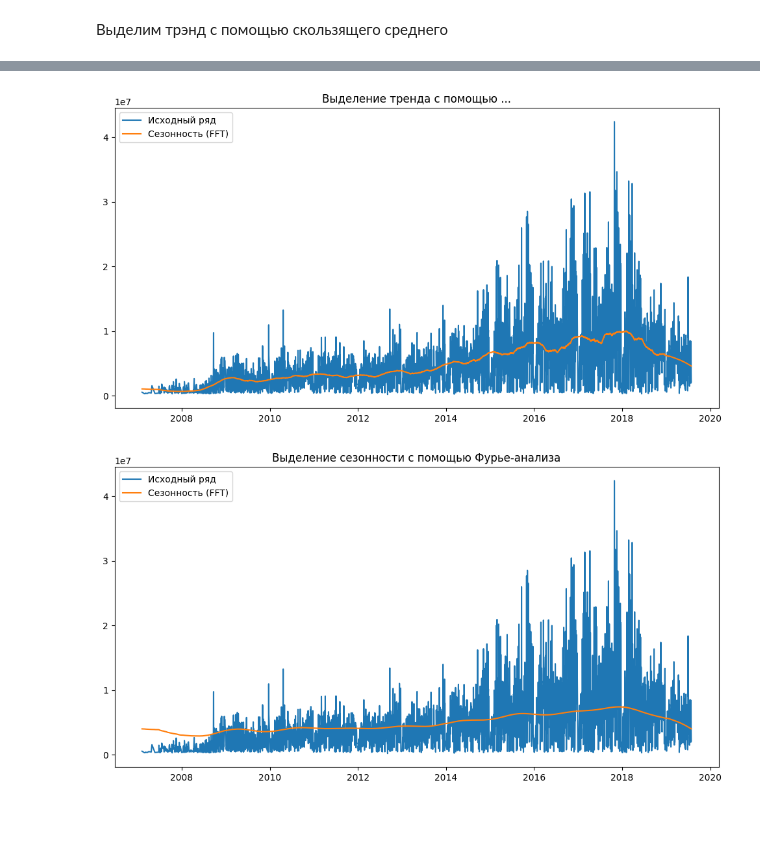
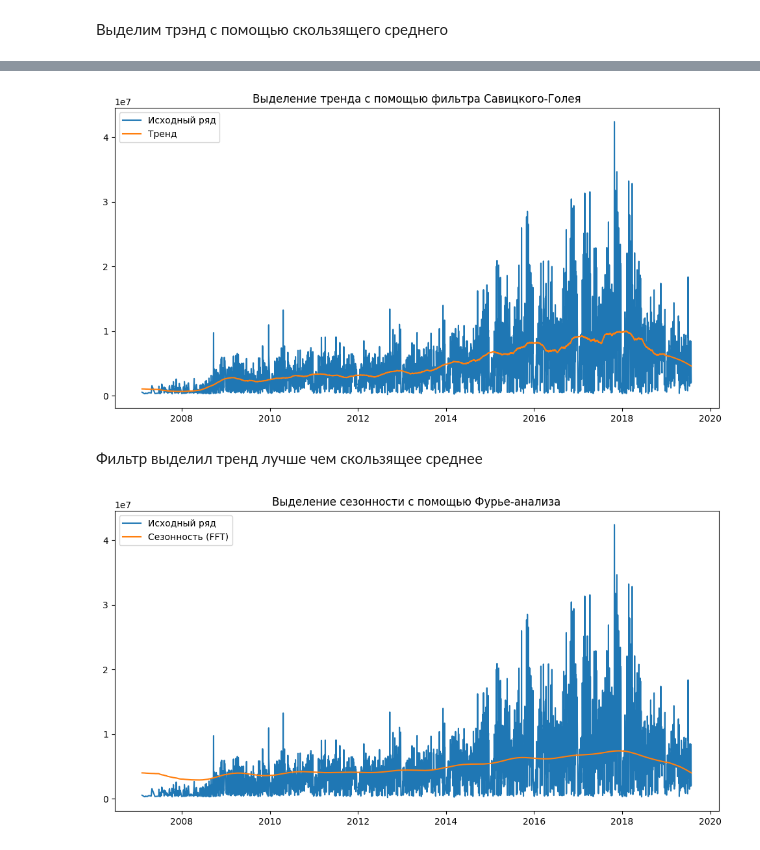
Before and after one commit to DmitriyShalashov/LSTM-House-sales, a Jupyter notebook: House_Sales_LSTM.ipynb, the cells around one changed output, grey strips where cells are left out. Drawn from its saved outputs; the diff is of its cells as text; code cells hidden in the pictures; blank space fills up the shorter version.

```diff
--- a/House_Sales_LSTM.ipynb
+++ b/House_Sales_LSTM.ipynb
@@ -126,14 +127,16 @@ fig.show()
 # %%
 detrended_price=df["price"]-df["savgol_trend"]
 
 plt.figure(figsize=(12, 6))
 plt.plot(df["price"], label='Исходный ряд')
-plt.plot(df["price"].index, df["savgol_trend"], label='Сезонность (FFT)')
+plt.plot(df["price"].index, df["savgol_trend"], label='Тренд')
 plt.legend()
-plt.title('Выделение тренда с помощью ...')
+plt.title('Выделение тренда с помощью фильтра Савицкого-Голея')
 plt.show()
 # %% [output]
-[figure, old version]
+[figure, new version]
+# %% [markdown]
+Фильтр выделил тренд лучше чем скользящее среднее
 # %%
 from scipy.fft import fft, ifft
 fft_values = fft(df["price"].values)
```
Also changed, not shown: parts of 25 cells of this notebook.
